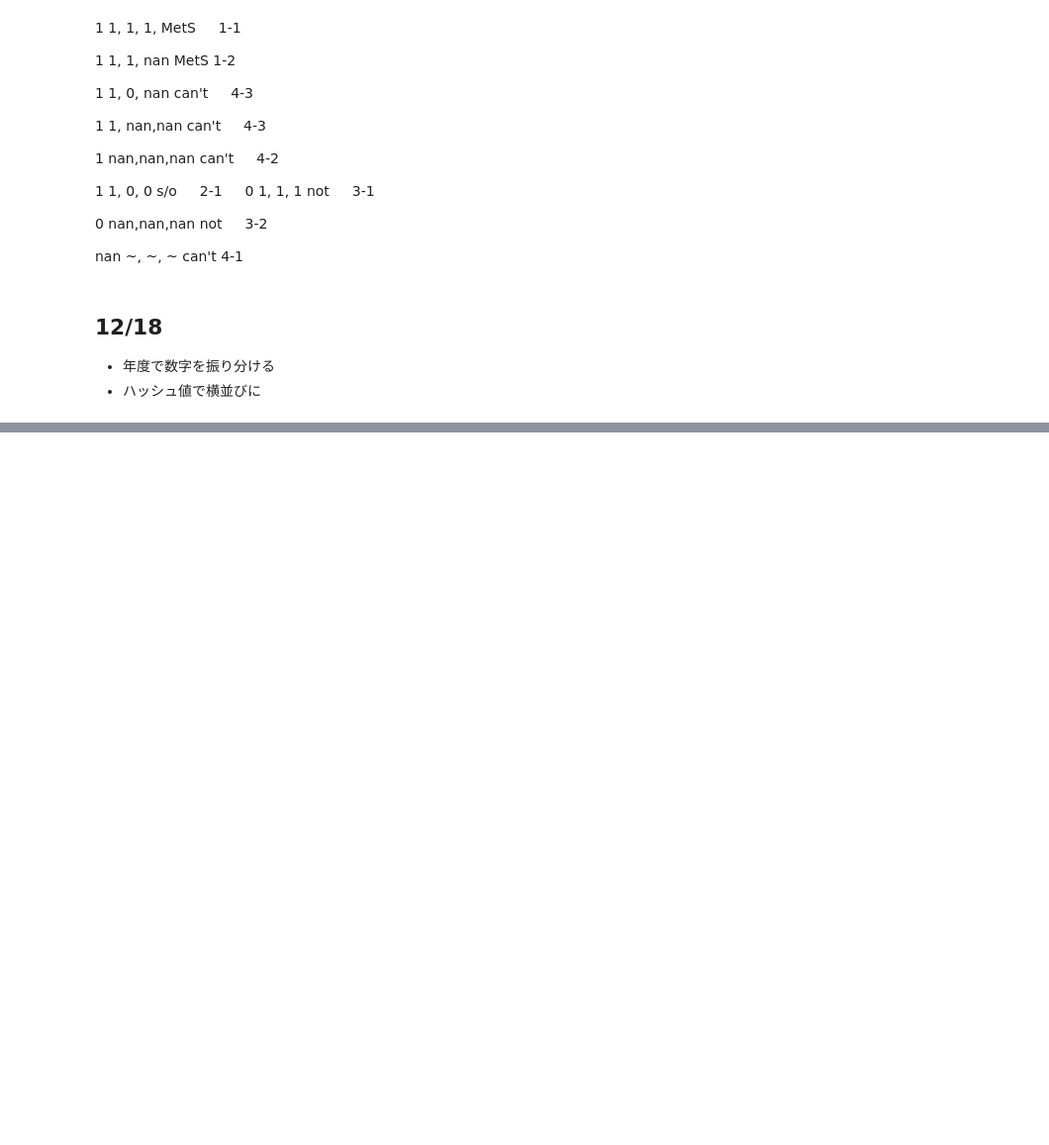
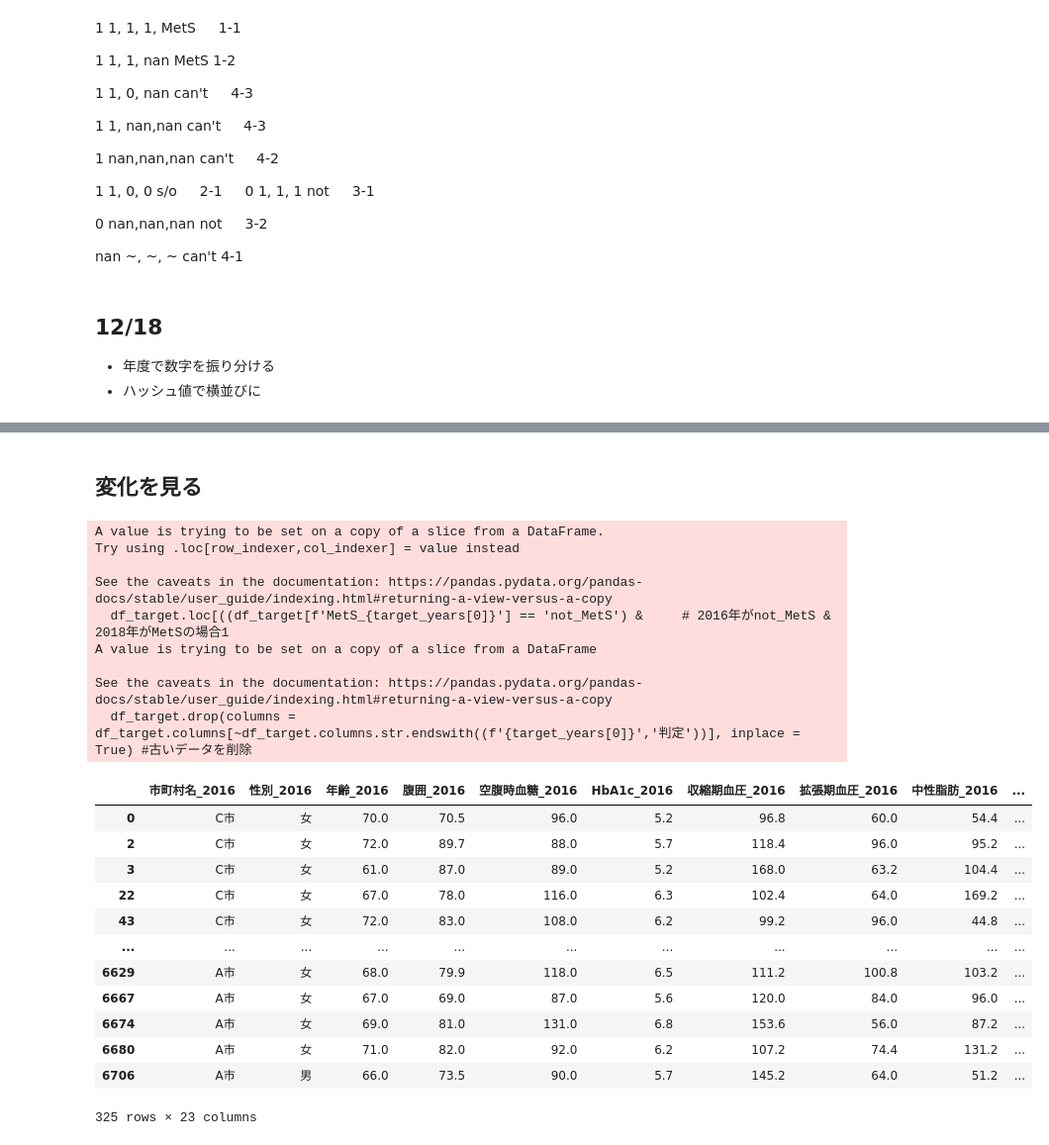
Before and after one commit to Kohei297/html, a Jupyter notebook: task.ipynb, the cells around one changed output, grey strips where cells are left out. Shown: that part at 99% size. Drawn from its saved outputs; the diff is of its cells as text; code cells hidden in the pictures; blank space fills up the shorter version.

```diff
--- a/task.ipynb
+++ b/task.ipynb
@@ -285,0 +321,10 @@ test1
+# %%
+df = main.copy()
+df, df_metS, df_so_metS, df_non_metS, df_na_metS = mets_judge(df)
+merge_df = merge_df_year(df)
+# マージまで
+# 何をするか
+#print(len(merge_df['ID'].unique()))
+#merge_df
+# %% [markdown]
+## 変化を見る
@@ -285,0 +413,46 @@ test1
+# %%
+def make_pair(target_list, delta):#リストから指定の間隔をあけて二つを取り出す
+    pairs = [[target_list[i], target_list[i + delta]] for i in range(len(target_list) - delta)]
+    return pairs
+# %%
+#df = merge_df.copy()
+years_name = '検診実施年度'
+years = sorted(list(df[years_name].unique()))
+target_years = make_pair(years, 2)[0]    # [2016, 2018]を取得
+df_target= merge_df[(merge_df[f'MetS_{target_years[0]}'] == 'not_MetS') &                                                  # 2016年がnot_MetSのデータを抽出
+             ((merge_df[f'MetS_{target_years[1]}'] == 'MetS') |
+              (merge_df[f'MetS_{target_years[1]}'] == 'not_MetS') |
+              (merge_df[f'MetS_{target_years[1]}'] == 's/o_MetS'))]
+#判定
+df_target.loc[((df_target[f'MetS_{target_years[0]}'] == 'not_MetS') &     # 2016年がnot_MetS & 2018年がMetSの場合1
+              ((df_target[f'MetS_{target_years[1]}'] == 'MetS') | (df_target[f'MetS_{target_years[1]}'] == 's/o_MetS'))),
+              '判定'] = 1
+df_target.loc[((df_target[f'MetS_{target_years[0]}'] == 'not_MetS') &     # 2016年がnot_MetS & 2018年がnot_MetSの場合0
+               (df_target[f'MetS_{target_years[1]}'] == 'not_MetS')),
+               '判定'] = 0
+df_target.drop(columns = df_target.columns[~df_target.columns.str.endswith((f'{target_years[0]}','判定'))], inplace = True) #古いデータを削除
+
+df_target
+# %% [output]
+A value is trying to be set on a copy of a slice from a DataFrame.
+Try using .loc[row_indexer,col_indexer] = value instead
+
+See the caveats in the documentation: https://pandas.pydata.org/pandas-docs/stable/user_guide/indexing.html#returning-a-view-versus-a-copy
+  df_target.loc[((df_target[f'MetS_{target_years[0]}'] == 'not_MetS') &     # 2016年がnot_MetS & 2018年がMetSの場合1
+A value is trying to be set on a copy of a slice from a DataFrame
+
+See the caveats in the documentation: https://pandas.pydata.org/pandas-docs/stable/user_guide/indexing.html#returning-a-view-versus-a-copy
+  df_target.drop(columns = df_target.columns[~df_target.columns.str.endswith((f'{target_years[0]}','判定'))], inplace = True) #古いデータを削除
+|  | 市町村名_2016 | 性別_2016 | 年齢_2016 | 腹囲_2016 | 空腹時血糖_2016 | HbA1c_2016 | 収縮期血圧_2016 | 拡張期血圧_2016 | 中性脂肪_2016 | ... |
+| 0 | C市 | 女 | 70.0 | 70.5 | 96.0 | 5.2 | 96.8 | 60.0 | 54.4 | ... |
+| 2 | C市 | 女 | 72.0 | 89.7 | 88.0 | 5.7 | 118.4 | 96.0 | 95.2 | ... |
+| 3 | C市 | 女 | 61.0 | 87.0 | 89.0 | 5.2 | 168.0 | 63.2 | 104.4 | ... |
+| 22 | C市 | 女 | 67.0 | 78.0 | 116.0 | 6.3 | 102.4 | 64.0 | 169.2 | ... |
+| 43 | C市 | 女 | 72.0 | 83.0 | 108.0 | 6.2 | 99.2 | 96.0 | 44.8 | ... |
+| ... | ... | ... | ... | ... | ... | ... | ... | ... | ... | ... |
+| 6629 | A市 | 女 | 68.0 | 79.9 | 118.0 | 6.5 | 111.2 | 100.8 | 103.2 | ... |
+| 6667 | A市 | 女 | 67.0 | 69.0 | 87.0 | 5.6 | 120.0 | 84.0 | 96.0 | ... |
+| 6674 | A市 | 女 | 69.0 | 81.0 | 131.0 | 6.8 | 153.6 | 56.0 | 87.2 | ... |
+| 6680 | A市 | 女 | 71.0 | 82.0 | 92.0 | 6.2 | 107.2 | 74.4 | 131.2 | ... |
+| 6706 | A市 | 男 | 66.0 | 73.5 | 90.0 | 5.7 | 145.2 | 64.0 | 51.2 | ... |
+325 rows × 23 columns
```
Also changed, not shown: parts of 18 cells of this notebook, 4 other files.
